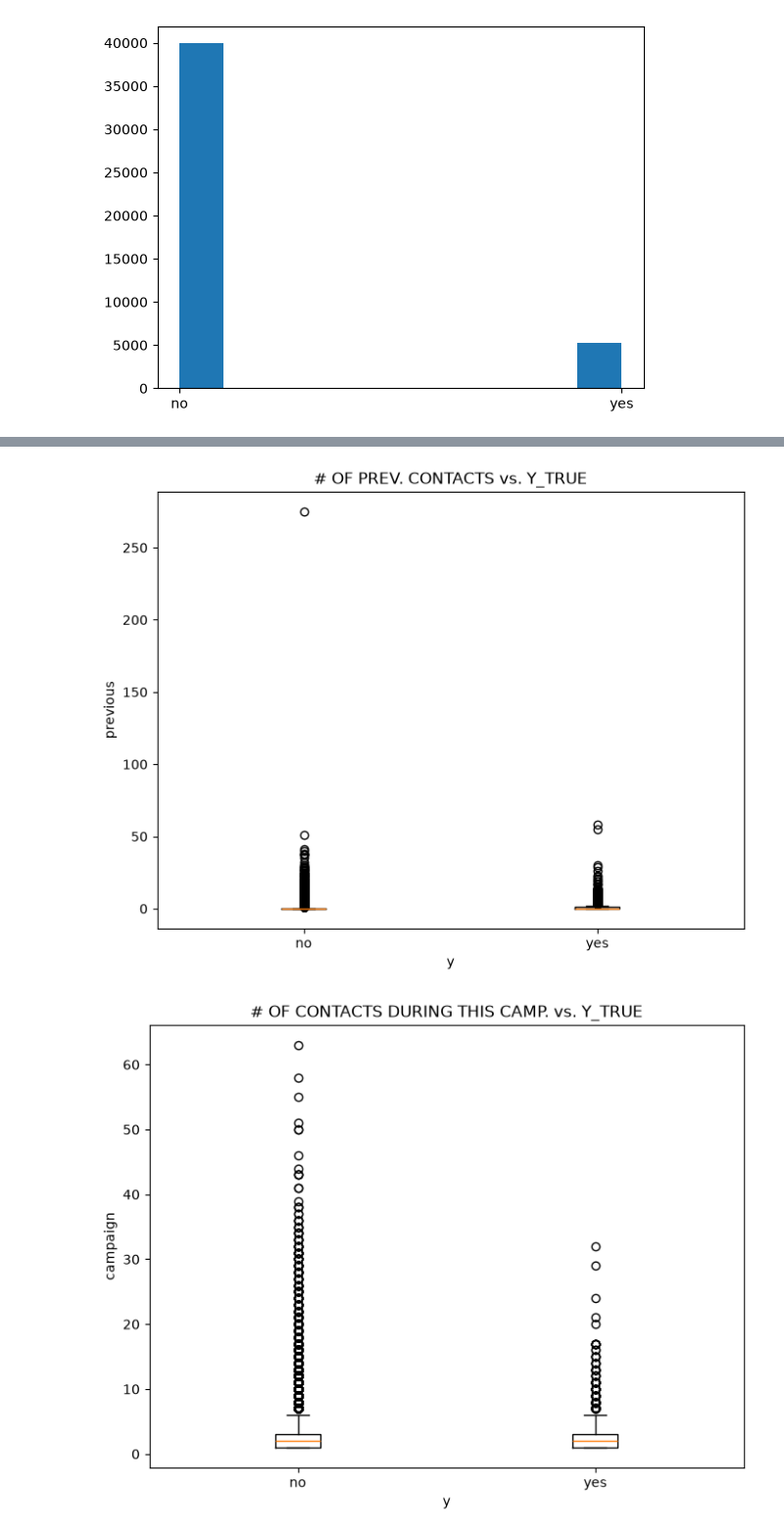
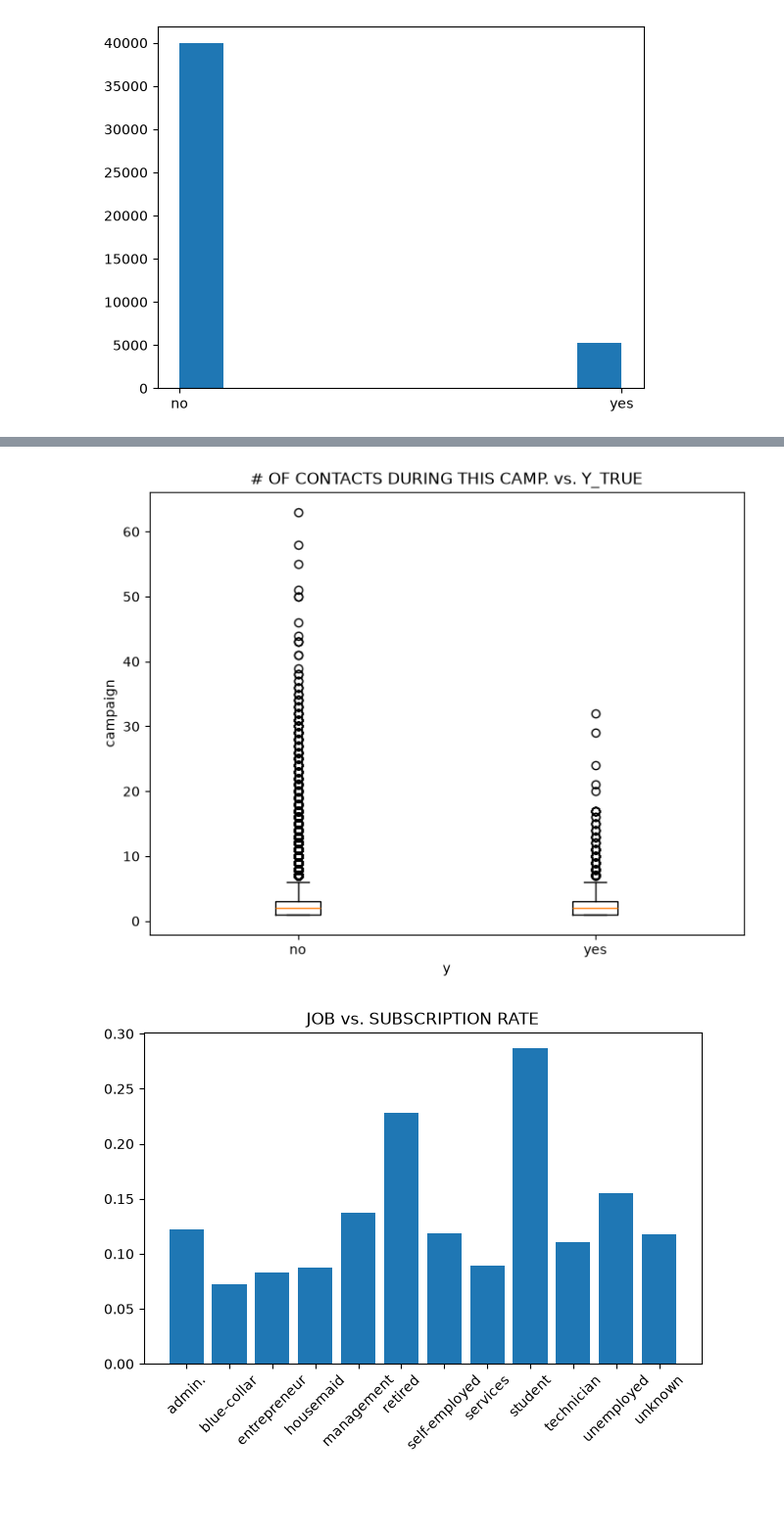
Before and after one commit to skillsharer/nba-practice, a Jupyter notebook: data/explore.ipynb, the cells around one changed output, grey strips where cells are left out. Shown at 98% size. Cells and saved outputs as stored; diff of their text form; code cells hidden in the pictures; blank space fills up the shorter version.

Commit message:
Added more plots to discover feature vs feature and other patterns

```diff
--- a/data/explore.ipynb
+++ b/data/explore.ipynb
@@ -54,6 +54,19 @@ def box_plot(feature_col, outcome_col, title=""):
 def histogram_plot(feature):
     plt.hist(feature)
     plt.show()
+
+def scatter_plot(feature1, feature2):
+    assert len(feature1) == len(feature2)
+    plt.scatter(feature1, feature2)
+    plt.show()
+
+def categorical_plot(categories, rates, title):
+    plt.figure()
+    plt.bar(categories, rates)
+    plt.title(title)
+    plt.xticks(rotation=45)
+    plt.tight_layout()
+    plt.show()
 # %%
 # 1. What we predict? Plot Y distribution first
 from matplotlib import pyplot as plt
@@ -70,10 +79,37 @@ histogram_plot(dataset.y)
 # %%
-# 2. plot feature contribution to Y
+# 2. plot feature relationship to Y/target
 box_plot(dataset.age, dataset.y, "AGE vs. Y_TRUE")
 box_plot(dataset.balance, dataset.y, "BALANCE vs. Y_TRUE")
-box_plot(dataset.previous, dataset.y, "CAMPAIGN vs. Y_TRUE")
 box_plot(dataset.previous, dataset.y, "# OF PREV. CONTACTS vs. Y_TRUE")
 box_plot(dataset.campaign, dataset.y, "# OF CONTACTS DURING THIS CAMP. vs. Y_TRUE")
+
+
+# Categorical plots:
+# JOB
+dataset["y_numeric"] = (dataset["y"] == "yes").astype(int)
+grouped = dataset.groupby("job")
+rates = grouped["y_numeric"].mean()
+categorical_plot(rates.index, rates.values, "JOB vs. SUBSCRIPTION RATE")
+
+# Education
+grouped = dataset.groupby("education")
+rates = grouped["y_numeric"].mean()
+categorical_plot(rates.index, rates.values, "EDUCATION vs. SUBSCRIPTION RATE")
+
+# Housing
+grouped = dataset.groupby("housing")
+rates = grouped["y_numeric"].mean()
+categorical_plot(rates.index, rates.values, "HOUSING LOAN vs. SUBSCRIPTION RATE")
+
+# Previous marketing outcome:
+grouped = dataset.groupby("poutcome")
+rates = grouped["y_numeric"].mean()
+categorical_plot(rates.index, rates.values, "PREVIOUS MARK. OUTCOME vs. SUBSCRIPTION RATE")
+
+# Personal Loan:
+grouped = dataset.groupby("loan")
+rates = grouped["y_numeric"].mean()
+categorical_plot(rates.index, rates.values, "LOAN vs. SUBSCRIPTION RATE")
 # %% [output]
 [figure]
 [figure]
@@ -81,2 +117,2 @@ box_plot(dataset.campaign, dataset.y, "# OF CONTACTS DURING THIS CAMP. vs. Y_TRU
-[figure, old version]
+[figure, new version]
-[figure, old version]
+[figure, new version]
```
Also changed, not shown: parts of 6 cells of this notebook.
